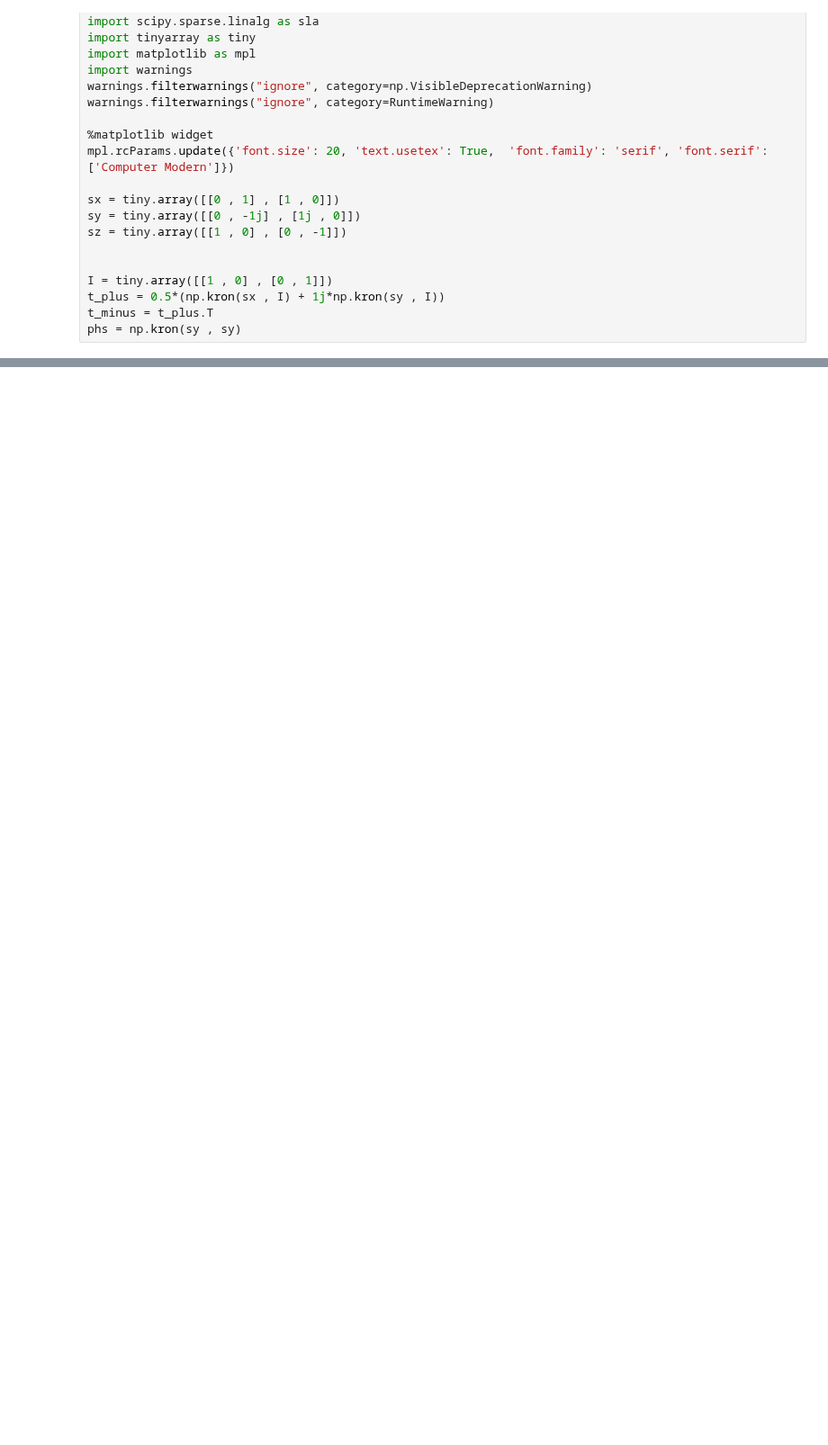
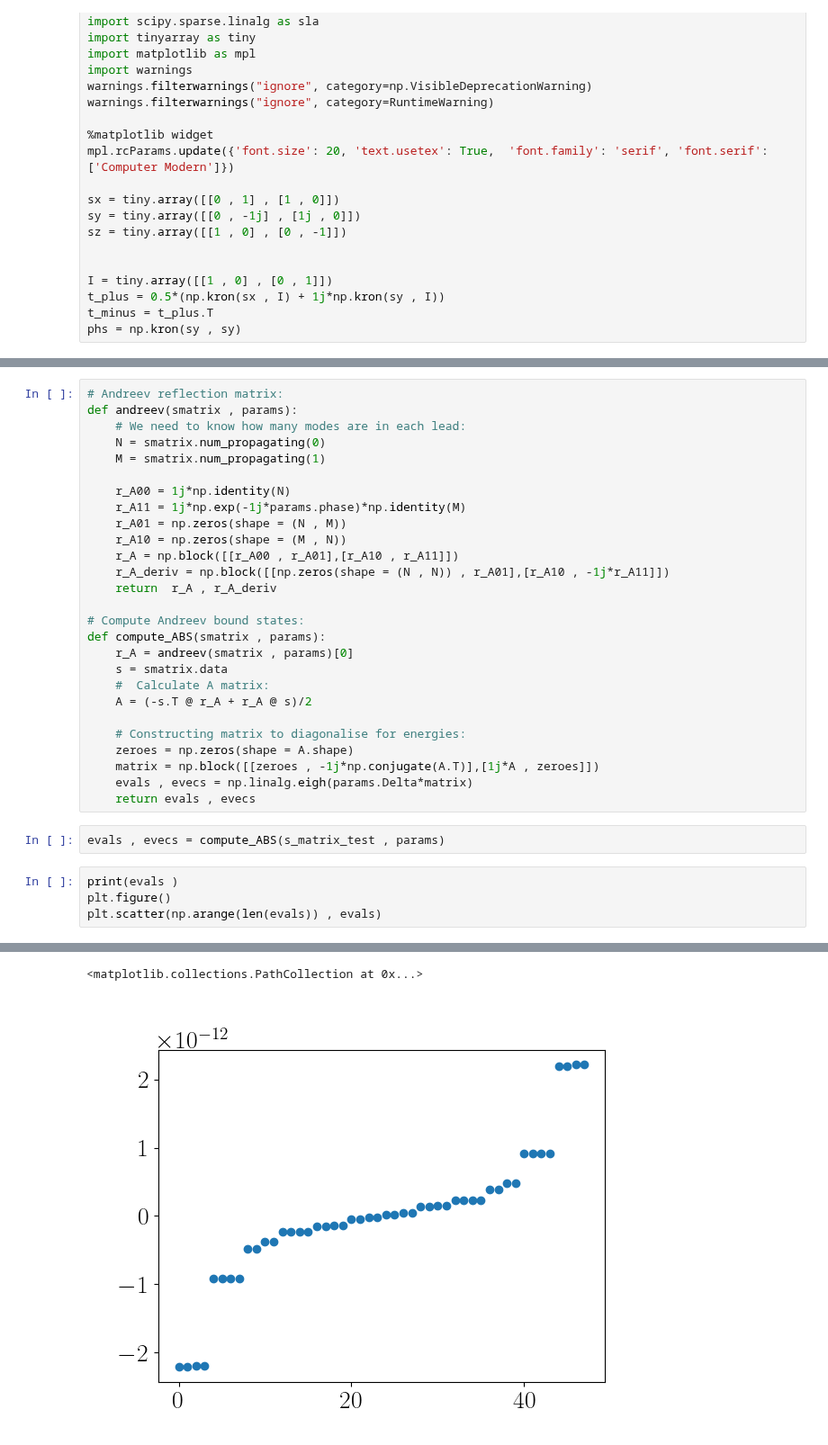
Before and after one commit to krishtoffel99/Josephson-Investigations-Old, a Jupyter notebook: Josephson effect and Supercurrents/Reproducing Paper/PRB_Scanning_Gate.ipynb, the cells around one changed output, grey strips where cells are left out. Shown at 90% size. Saved outputs shown, nothing was run; the diff lists cells and outputs as text; blank space fills up the shorter version.

Commit message:
-Implemented Andreev Bound state solver. - Computed Fraunhofer curve.. looks pretty wonky at the moment!

```diff
--- a/Josephson effect and Supercurrents/Reproducing Paper/PRB_Scanning_Gate.ipynb
+++ b/Josephson effect and Supercurrents/Reproducing Paper/PRB_Scanning_Gate.ipynb
@@ -77,0 +83,34 @@ s_matrix_test  = compute_normal_s_matrix(params)
+# %%
+# Andreev reflection matrix:
+def andreev(smatrix , params):
+    # We need to know how many modes are in each lead:
+    N = smatrix.num_propagating(0)
+    M = smatrix.num_propagating(1)
+
+    r_A00 = 1j*np.identity(N)
+    r_A11 = 1j*np.exp(-1j*params.phase)*np.identity(M)
+    r_A01 = np.zeros(shape = (N , M))
+    r_A10 = np.zeros(shape = (M , N))
+    r_A = np.block([[r_A00 , r_A01],[r_A10 , r_A11]])
+    r_A_deriv = np.block([[np.zeros(shape = (N , N)) , r_A01],[r_A10 , -1j*r_A11]])
+    return  r_A , r_A_deriv
+
+# Compute Andreev bound states:
+def compute_ABS(smatrix , params):
+    r_A = andreev(smatrix , params)[0]
+    s = smatrix.data
+    #  Calculate A matrix:
+    A = (-s.T @ r_A + r_A @ s)/2
+
+    # Constructing matrix to diagonalise for energies:
+    zeroes = np.zeros(shape = A.shape)
+    matrix = np.block([[zeroes , -1j*np.conjugate(A.T)],[1j*A , zeroes]])
+    evals , evecs = np.linalg.eigh(params.Delta*matrix)
+    return evals , evecs
+# %%
+evals , evecs = compute_ABS(s_matrix_test , params)
+# %%
+print(evals )
+plt.figure()
+plt.scatter(np.arange(len(evals)) , evals)
+# %% [output]
@@ -77,0 +129,2 @@ s_matrix_test  = compute_normal_s_matrix(params)
+<matplotlib.collections.PathCollection at 0x...>
+[figure, added]
```
Also changed, not shown: parts of 9 cells of this notebook.
